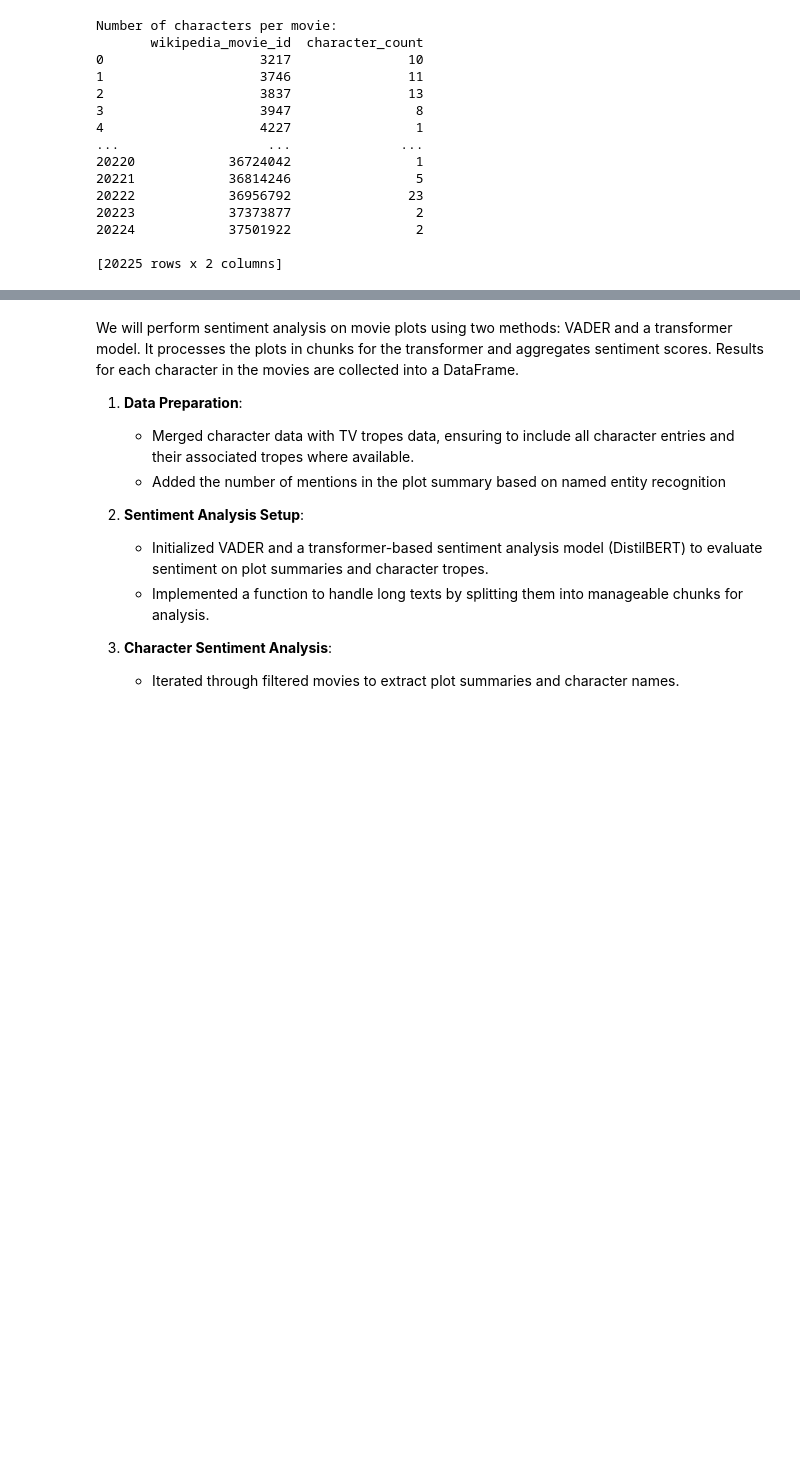
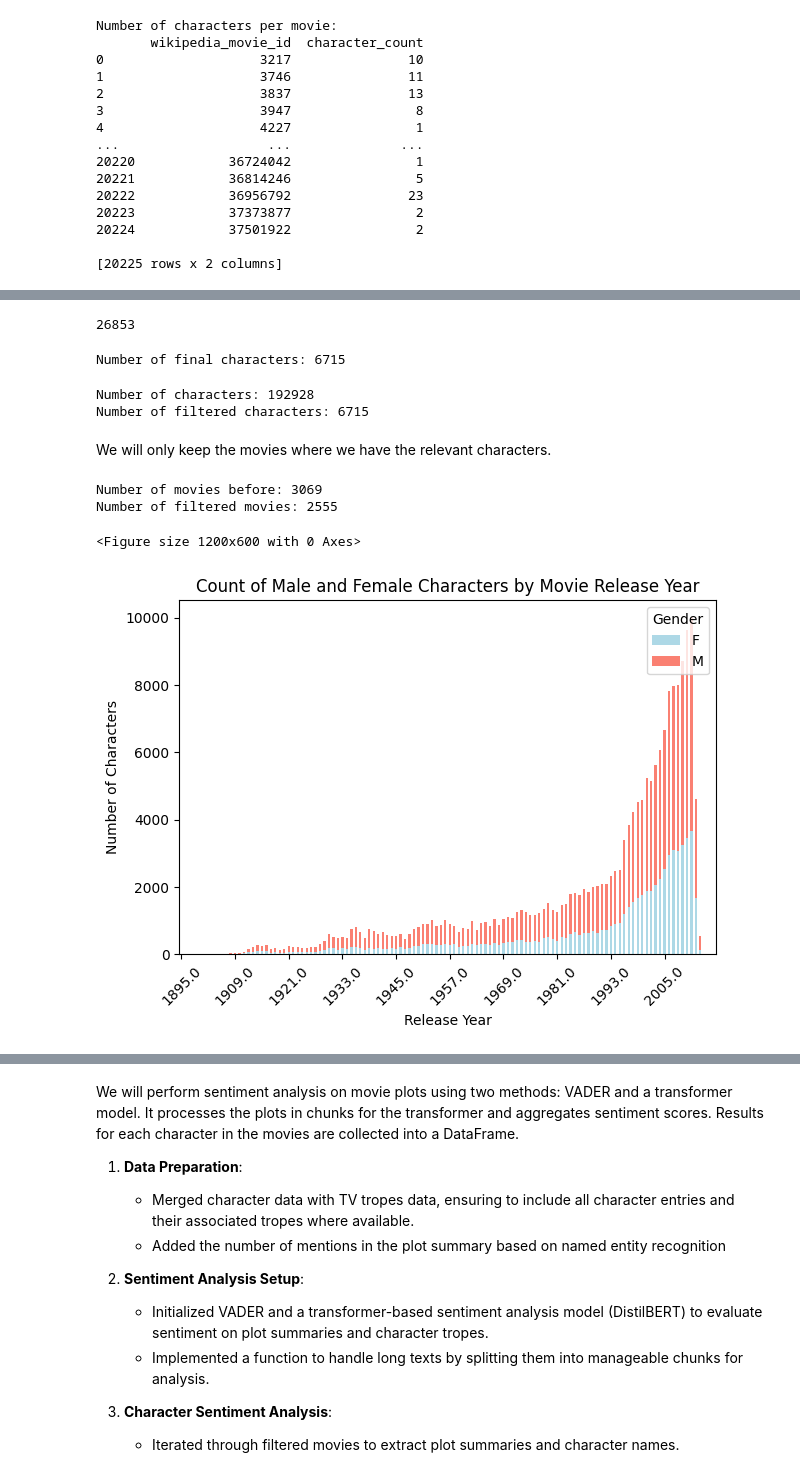
Before and after one commit to arthurEpfl/CMU_MovieCorpus_Data_Analysis, a Jupyter notebook: src/EDA/eda_malak.ipynb, the cells around one changed output, grey strips where cells are left out. Cells and saved outputs as stored; diff of their text form; code cells hidden in the pictures; blank space fills up the shorter version.

```diff
--- a/src/EDA/eda_malak.ipynb
+++ b/src/EDA/eda_malak.ipynb
@@ -486,0 +683,19 @@ KeyboardInterrupt:
+# %%
+final_characters.shape[0]
+# %% [output]
+26853
+# %%
+final_characters = final_characters[
+    (final_characters['actor_name'].isin(final_characters['actor_1_name'])) |
+    (final_characters['actor_name'].isin(final_characters['actor_2_name']))
+]
+
+print(f"Number of final characters: {final_characters.shape[0]}")
+# %% [output]
+Number of final characters: 6715
+# %%
+print("Number of characters:", characters.shape[0])
+print("Number of filtered characters:", final_characters.shape[0])
+# %% [output]
+Number of characters: 192928
+Number of filtered characters: 6715
@@ -486,0 +705,2 @@ KeyboardInterrupt:
+# %% [markdown]
+We will only keep the movies where we have the relevant characters.
@@ -486,0 +710,44 @@ KeyboardInterrupt:
+# %%
+print("Number of movies before:", merged_movies.shape[0])
+print("Number of filtered movies:", filtered_merged_movies.shape[0])
+# %% [output]
+Number of movies before: 3069
+Number of filtered movies: 2555
+# %%
+initial_characters = pd.read_csv('../data/MovieSummaries/character.metadata.tsv', sep = '\t', header = None)
+initial_characters.columns = ['wikipedia_movie_id', 'freebase_movie_id', 'movie_release_date', 'character_name', 'actor_birth', 'actor_gender', 'actor_height', 'actor_ethnicity', 'actor_name', 'actor_age', 'freebase_character_map', 'freebase_character_id', 'freebase_actor_id']
+initial_characters=initial_characters.dropna(subset=['wikipedia_movie_id', 'character_name'])
+# %%
+# Function to extract the release year from the date
+def extract_release_year(date_str):
+    try:
+        # Attempt to extract the year from the 'YYYY-MM-DD' format
+        return pd.to_datetime(date_str).year
+    except (ValueError, TypeError):
+        try:
+            # Attempt to extract the year from 'YYYY' format
+            return int(date_str)
+        except ValueError:
+            return None  # Return None for invalid or missing dates
+
+initial_characters['movie_release_date'] = initial_characters['movie_release_date'].apply(extract_release_year)
+# %%
+# Count the number of male and female characters per release year
+gender_counts = initial_characters.groupby(['movie_release_date', 'actor_gender']).size().unstack(fill_value=0)
+
+# Plotting the results
+plt.figure(figsize=(12, 6))
+gender_counts.plot(kind='bar', stacked=True, color=['lightblue', 'salmon'])
+plt.title('Count of Male and Female Characters by Movie Release Year')
+plt.xlabel('Release Year')
+plt.ylabel('Number of Characters')
+plt.xticks(rotation=45)
+plt.gca().set_xticks(range(0, len(gender_counts.index), max(1, len(gender_counts.index) // 10)))
+plt.legend(title='Gender', loc='upper right')
+plt.tight_layout()
+
+# Show the plot
+plt.show()
+# %% [output]
+<Figure size 1200x600 with 0 Axes>
+[figure, added]
```
Also changed, not shown: parts of 45 cells of this notebook, 1 other file.
